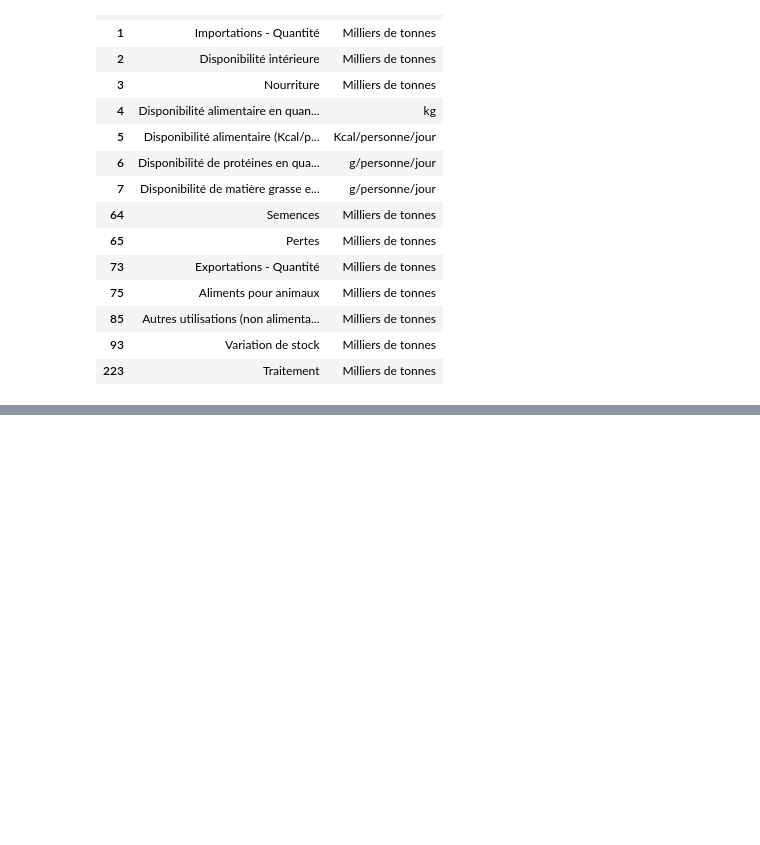
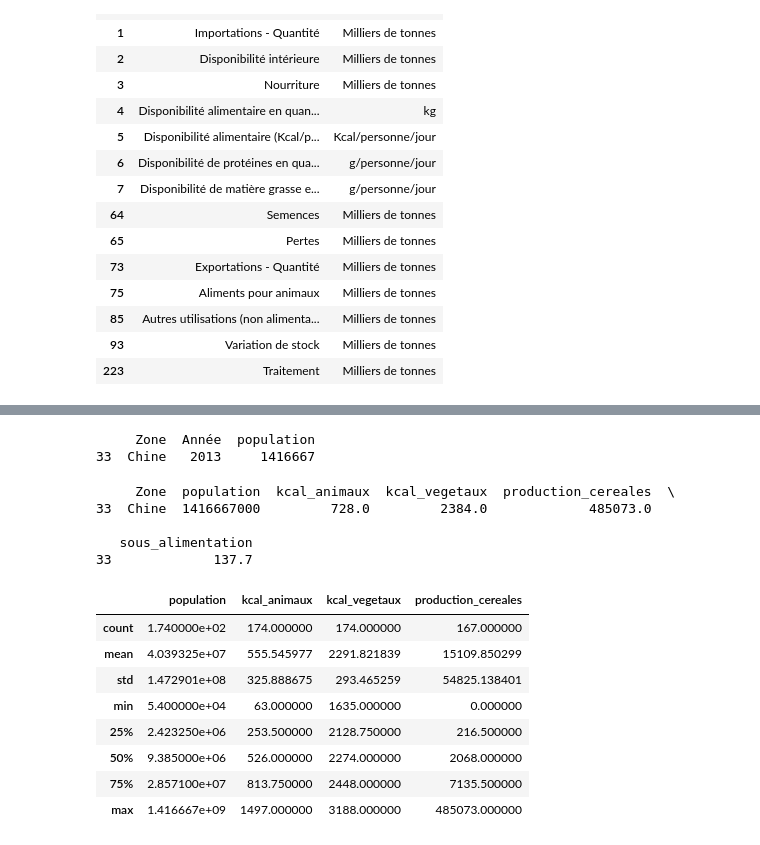
Before and after one commit to nassorabd/mission-fao-malnutrition, a Jupyter notebook: mission_fao.ipynb, the cells around one changed output, grey strips where cells are left out. Cells and saved outputs as stored; diff of their text form; code cells hidden in the pictures; blank space fills up the shorter version.

```diff
--- a/mission_fao.ipynb
+++ b/mission_fao.ipynb
@@ -97,0 +178,5 @@ anim[["Élément", "Unité"]].drop_duplicates()
+# %%
+print(popu_simple[popu_simple["Zone"] == "Chine"])
+# %% [output]
+     Zone  Année  population
+33  Chine   2013     1416667
@@ -97,0 +185,25 @@ anim[["Élément", "Unité"]].drop_duplicates()
+# %%
+dataset = popu_simple.drop(columns=["Année"]).merge(anim_kcal_total.drop(columns=["Année"]), on="Zone", how="left")
+dataset = dataset.merge(vege_kcal_total.drop(columns=["Année"]), on="Zone", how="left")
+dataset = dataset.merge(cer_total.drop(columns=["Année"]), on="Zone", how="left")
+dataset = dataset.merge(sous_2013, on="Zone", how="left")
+
+print(dataset[dataset["Zone"] == "Chine"])
+# %% [output]
+     Zone  population  kcal_animaux  kcal_vegetaux  production_cereales  \
+33  Chine  1416667000         728.0         2384.0             485073.0
+
+   sous_alimentation
+33             137.7
+# %%
+dataset.describe()
+# %% [output]
+|  | population | kcal_animaux | kcal_vegetaux | production_cereales |
+| count | 1.740000e+02 | 174.000000 | 174.000000 | 167.000000 |
+| mean | 4.039325e+07 | 555.545977 | 2291.821839 | 15109.850299 |
+| std | 1.472901e+08 | 325.888675 | 293.465259 | 54825.138401 |
+| min | 5.400000e+04 | 63.000000 | 1635.000000 | 0.000000 |
+| 25% | 2.423250e+06 | 253.500000 | 2128.750000 | 216.500000 |
+| 50% | 9.385000e+06 | 526.000000 | 2274.000000 | 2068.000000 |
+| 75% | 2.857100e+07 | 813.750000 | 2448.000000 | 7135.500000 |
+| max | 1.416667e+09 | 1497.000000 | 3188.000000 | 485073.000000 |
```
Also changed, not shown: parts of 23 cells of this notebook.
